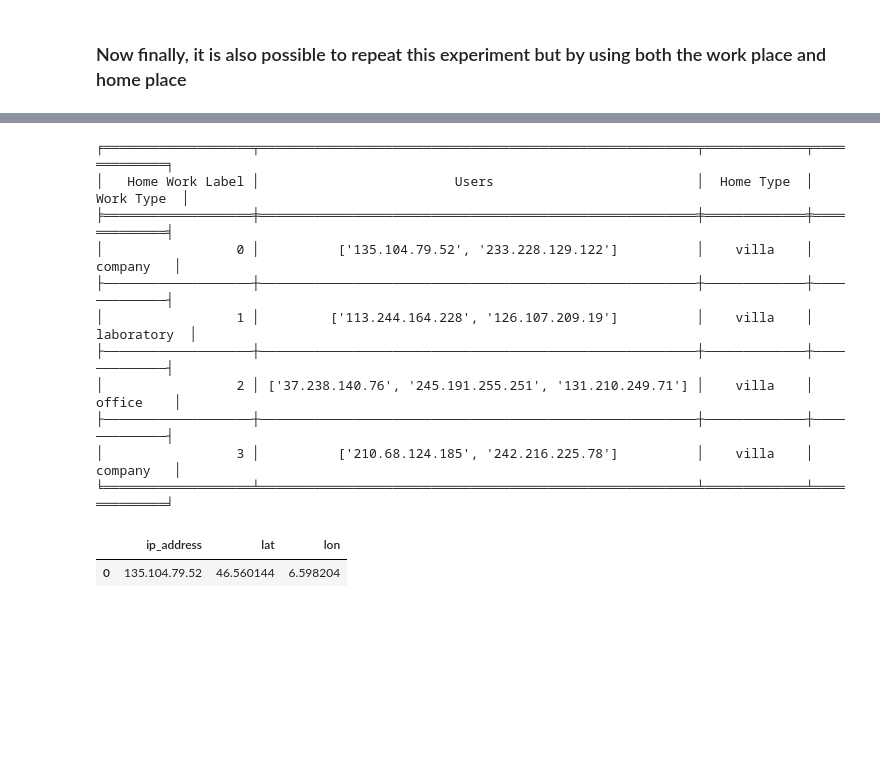
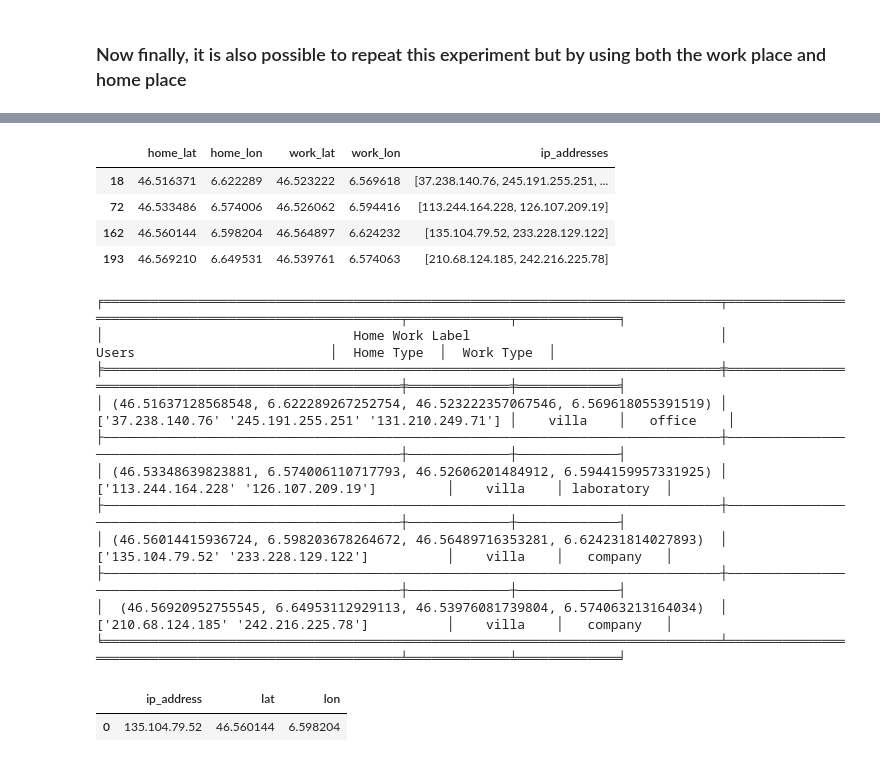
Before and after one commit to aybarsyazici/EPFL-CS523-Project-1, a Jupyter notebook: secretstroll/part2/privacy-evaluation.ipynb, the cells around one changed output, grey strips where cells are left out. Drawn from its saved outputs; the diff is of its cells as text; code cells hidden in the pictures; blank space fills up the shorter version.

```diff
--- a/secretstroll/part2/privacy-evaluation.ipynb
+++ b/secretstroll/part2/privacy-evaluation.ipynb
@@ -450,0 +351,23 @@ print(tabulate([[key, len(home_work_label_users[key])] for key in home_work_labe
+# %%
+# Now repeat the above processes but this time use both home and work locations to find users who live and work in the same place
+# Firstly for each user in user_infos, we concatenate the home and work locations
+home_work_locations = {}
+for user in user_infos:
+        # we concatenate the first row of home and work locations, only get the lat and lon columns
+        home_work_locations[user] = pd.concat([user_infos[user]['home'].iloc[0][['lat', 'lon']], user_infos[user]['work'].iloc[0][['lat', 'lon']]]).values
+        # rename the lat lon columns to home_lan and home_lon and work_lat and work_lon
+        home_work_locations[user] = pd.DataFrame(home_work_locations[user].reshape(1, 4), columns=['home_lat', 'home_lon', 'work_lat', 'work_lon'])
+
+# Now we convert the dictionary to a dataframe
+home_work_locations = pd.concat(home_work_locations).reset_index().drop('level_1', axis=1).rename(columns={'level_0': 'ip_address'})
+# to find users who live and work together we group by the home and work locations
+home_work_locations = home_work_locations.groupby(['home_lat', 'home_lon', 'work_lat', 'work_lon']).apply(lambda x: x['ip_address'].values).rename('ip_addresses').reset_index()
+# keep the home and work locations that have more than 1 user
+home_work_locations = home_work_locations[home_work_locations['ip_addresses'].apply(lambda x: len(x) != 1)]
+home_work_locations.head()
+# %% [output]
+|  | home_lat | home_lon | work_lat | work_lon | ip_addresses |
+| 18 | 46.516371 | 6.622289 | 46.523222 | 6.569618 | [37.238.140.76, 245.191.255.251, ... |
+| 72 | 46.533486 | 6.574006 | 46.526062 | 6.594416 | [113.244.164.228, 126.107.209.19] |
+| 162 | 46.560144 | 6.598204 | 46.564897 | 6.624232 | [135.104.79.52, 233.228.129.122] |
+| 193 | 46.569210 | 6.649531 | 46.539761 | 6.574063 | [210.68.124.185, 242.216.225.78] |
@@ -452,19 +377,21 @@ print(tabulate([[key, len(home_work_label_users[key])] for key in home_work_labe
 # Print a fancy table with tabulate that has 4 columns:
 # where one column is the home_work label and the other labels are the users ip addresses who live and work in that place, final 2 columns are the type of home and work, retrieved from poi_type_original
 # Skip label -1 because it is the label for users who live and work alone
+home_work_label_users = home_work_locations.set_index(['home_lat', 'home_lon', 'work_lat', 'work_lon'])['ip_addresses'].to_dict()
+
 print(tabulate([[key, home_work_label_users[key], user_infos[home_work_label_users[key][0]]['home'].iloc[0]['poi_type_original'], user_infos[home_work_label_users[key][0]]['work'].iloc[0]['poi_type_original']] for key in home_work_label_users if key != -1], headers=['Home Work Label', 'Users', 'Home Type', 'Work Type'],tablefmt="fancy_grid",stralign="center" ))
 # %% [output]
-╒═══════════════════╤════════════════════════════════════════════════════════╤═════════════╤═════════════╕
-│   Home Work Label │                         Users                          │  Home Type  │  Work Type  │
-╞═══════════════════╪════════════════════════════════════════════════════════╪═════════════╪═════════════╡
-│                 0 │          ['135.104.79.52', '233.228.129.122']          │    villa    │   company   │
-├───────────────────┼────────────────────────────────────────────────────────┼─────────────┼─────────────┤
-│                 1 │         ['113.244.164.228', '126.107.209.19']          │    villa    │ laboratory  │
-├───────────────────┼────────────────────────────────────────────────────────┼─────────────┼─────────────┤
-│                 2 │ ['37.238.140.76', '245.191.255.251', '131.210.249.71'] │    villa    │   office    │
-├───────────────────┼────────────────────────────────────────────────────────┼─────────────┼─────────────┤
-│                 3 │          ['210.68.124.185', '242.216.225.78']          │    villa    │   company   │
-╘═══════════════════╧════════════════════════════════════════════════════════╧═════════════╧═════════════╛
+╒═══════════════════════════════════════════════════════════════════════════════╤══════════════════════════════════════════════════════╤═════════════╤═════════════╕
+│                                Home Work Label                                │                        Users                         │  Home Type  │  Work Type  │
+╞═══════════════════════════════════════════════════════════════════════════════╪══════════════════════════════════════════════════════╪═════════════╪═════════════╡
+│ (46.51637128568548, 6.622289267252754, 46.523222357067546, 6.569618055391519) │ ['37.238.140.76' '245.191.255.251' '131.210.249.71'] │    villa    │   office    │
+├───────────────────────────────────────────────────────────────────────────────┼──────────────────────────────────────────────────────┼─────────────┼─────────────┤
+│ (46.53348639823881, 6.574006110717793, 46.52606201484912, 6.5944159957331925) │         ['113.244.164.228' '126.107.209.19']         │    villa    │ laboratory  │
+├───────────────────────────────────────────────────────────────────────────────┼──────────────────────────────────────────────────────┼─────────────┼─────────────┤
+│ (46.56014415936724, 6.598203678264672, 46.56489716353281, 6.624231814027893)  │         ['135.104.79.52' '233.228.129.122']          │    villa    │   company   │
+├───────────────────────────────────────────────────────────────────────────────┼──────────────────────────────────────────────────────┼─────────────┼─────────────┤
+│  (46.56920952755545, 6.64953112929113, 46.53976081739804, 6.574063213164034)  │         ['210.68.124.185' '242.216.225.78']          │    villa    │   company   │
+╘═══════════════════════════════════════════════════════════════════════════════╧══════════════════════════════════════════════════════╧═════════════╧═════════════╛
 # %%
 user_infos['135.104.79.52']['home'].groupby(['ip_address', 'lat', 'lon']).size().reset_index(name='count')[['ip_address', 'lat','lon']]
 # %% [output]
```
Also changed, not shown: parts of 18 cells of this notebook.
